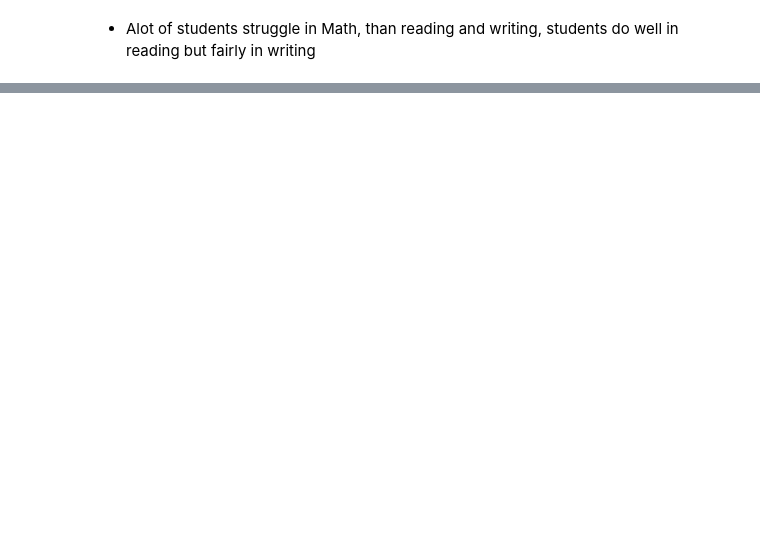
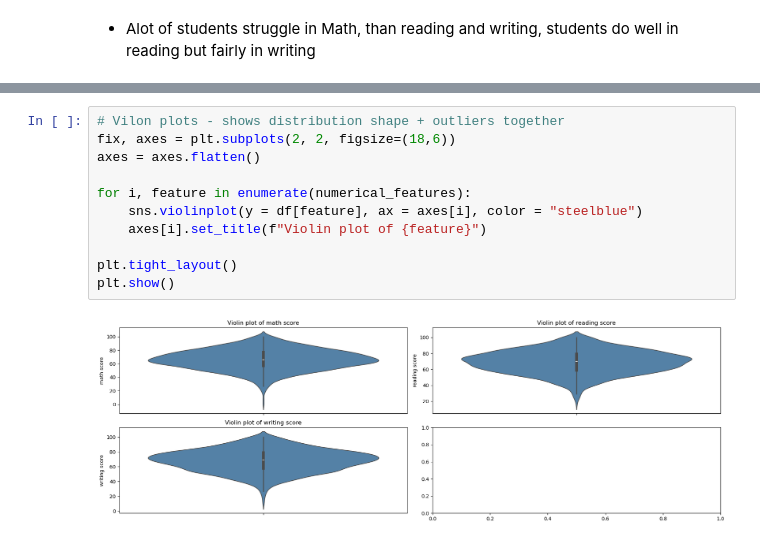
Before and after one commit to the-liyanage/applied-machine-learning, a Jupyter notebook: regression/end-to-end/notebook/data/EDA-student-performance.ipynb, the cells around one changed output, grey strips where cells are left out. Cells and saved outputs as stored; diff of their text form; blank space fills up the shorter version.

```diff
--- a/regression/end-to-end/notebook/data/EDA-student-performance.ipynb
+++ b/regression/end-to-end/notebook/data/EDA-student-performance.ipynb
@@ -237,0 +311,13 @@ for writing: 3 students scores less than 20
+# %%
+# Vilon plots - shows distribution shape + outliers together
+fix, axes = plt.subplots(2, 2, figsize=(18,6))
+axes = axes.flatten()
+
+for i, feature in enumerate(numerical_features):
+    sns.violinplot(y = df[feature], ax = axes[i], color = "steelblue")
+    axes[i].set_title(f"Violin plot of {feature}")
+
+plt.tight_layout()
+plt.show()
+# %% [output]
+[figure, added]
```
Also changed, not shown: parts of 19 cells of this notebook.
